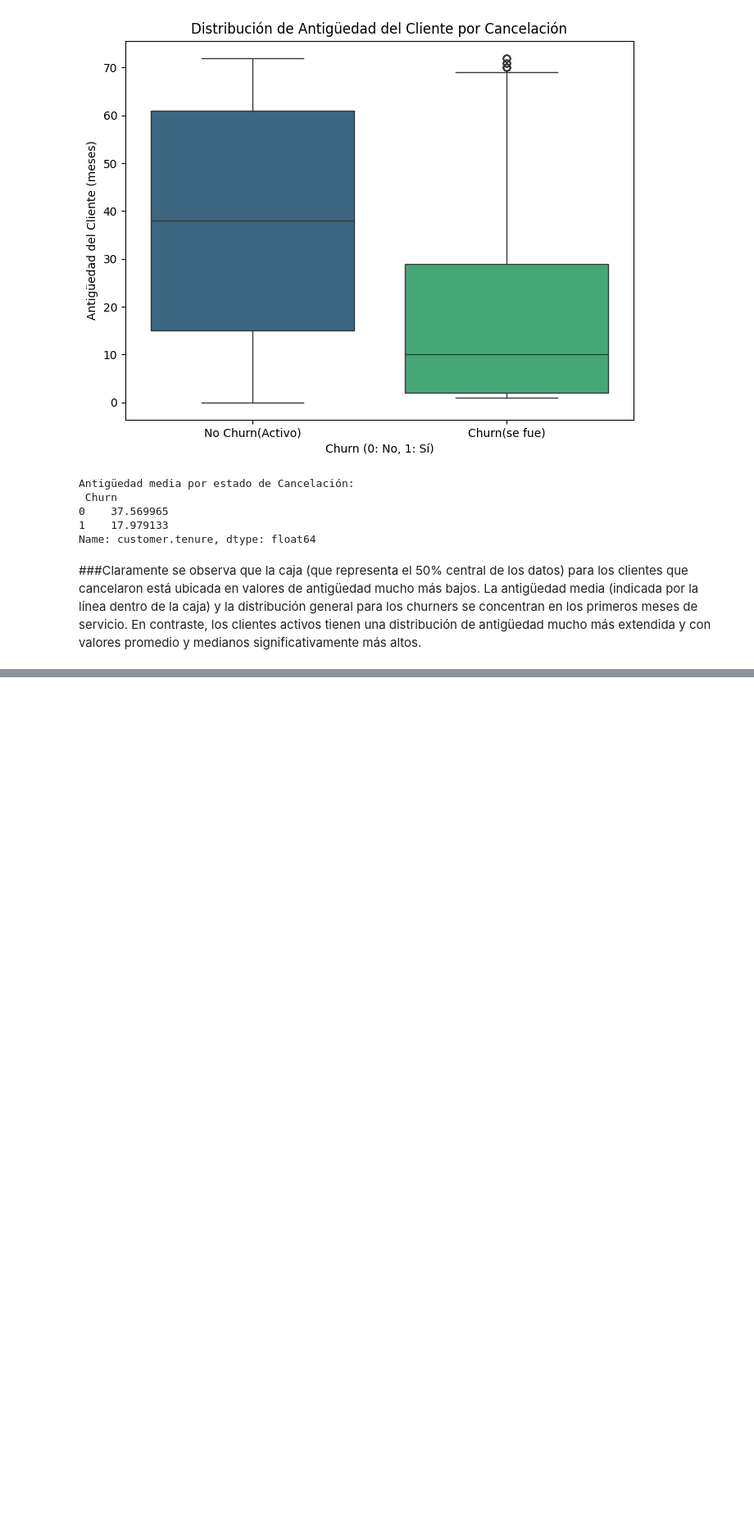
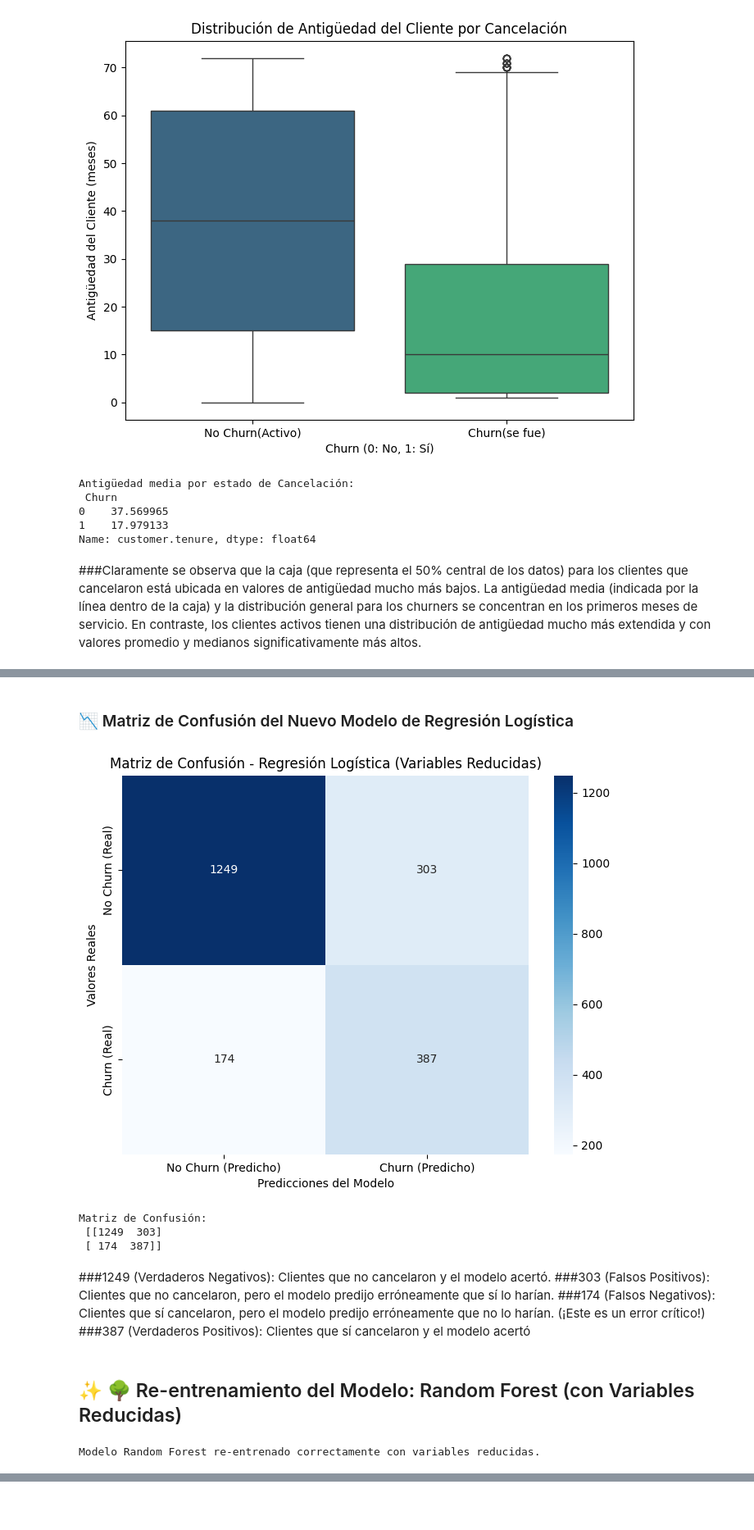
Before and after one commit to Harold-dev-code/TelecomX_Parte2_Tercer-Challenge, a Jupyter notebook: TelecomX_Parte2_Tercer_Challenge.ipynb, the cells around one changed output, grey strips where cells are left out. Shown at 82% size. Drawn from its saved outputs; the diff is of its cells as text; code cells hidden in the pictures; blank space fills up the shorter version.

```diff
--- a/TelecomX_Parte2_Tercer_Challenge.ipynb
+++ b/TelecomX_Parte2_Tercer_Challenge.ipynb
@@ -720,0 +892,43 @@ Name: account.Charges.Total, dtype: float64
+# %% [markdown]
+### 📉 Matriz de Confusión del Nuevo Modelo de Regresión Logística
+# %%
+cm_new = confusion_matrix(y_test_new, y_pred_scaled_new)
+
+plt.figure(figsize=(8, 6))
+sns.heatmap(cm_new, annot=True, fmt='g', cmap='Blues',
+            xticklabels=['No Churn (Predicho)', 'Churn (Predicho)'],
+            yticklabels=['No Churn (Real)', 'Churn (Real)'])
+plt.xlabel('Predicciones del Modelo')
+plt.ylabel('Valores Reales')
+plt.title('Matriz de Confusión - Regresión Logística (Variables Reducidas)')
+plt.show()
+
+print("Matriz de Confusión:\n", cm_new)
+# %% [output]
+[figure, added]
+Matriz de Confusión:
+ [[1249  303]
+ [ 174  387]]
+# %% [markdown]
+###1249 (Verdaderos Negativos): Clientes que no cancelaron y el modelo acertó.
+###303 (Falsos Positivos): Clientes que no cancelaron, pero el modelo predijo erróneamente que sí lo harían.
+###174 (Falsos Negativos): Clientes que sí cancelaron, pero el modelo predijo erróneamente que no lo harían. (¡Este es un error crítico!)
+###387 (Verdaderos Positivos): Clientes que sí cancelaron y el modelo acertó
+# %% [markdown]
+## ✨ 🌳 Re-entrenamiento del Modelo: Random Forest (con Variables Reducidas)
+# %%
+# Para Random Forest y XGBoost, usamos los datos balanceados con SMOTE pero SIN estandarizar,
+# ya que estos modelos basados en árboles no son sensibles a la escala de las características.
+# Aseguramos usar el X_train_new y y_train_new que ya tienen las variables reducidas.
+
+# Aplicar SMOTE al X_train_new (que ya tiene las variables reducidas)
+smote_rf_xgb = SMOTE(random_state=42)
+X_train_smote_new, y_train_smote_new = smote_rf_xgb.fit_resample(X_train_new, y_train_new)
+
+# Inicializar y entrenar el modelo de Random Forest
+rf_model_new = RandomForestClassifier(random_state=42)
+rf_model_new.fit(X_train_smote_new, y_train_smote_new)
+
+print("Modelo Random Forest re-entrenado correctamente con variables reducidas.")
+# %% [output]
+Modelo Random Forest re-entrenado correctamente con variables reducidas.
```
Also changed, not shown: parts of 45 cells of this notebook.
